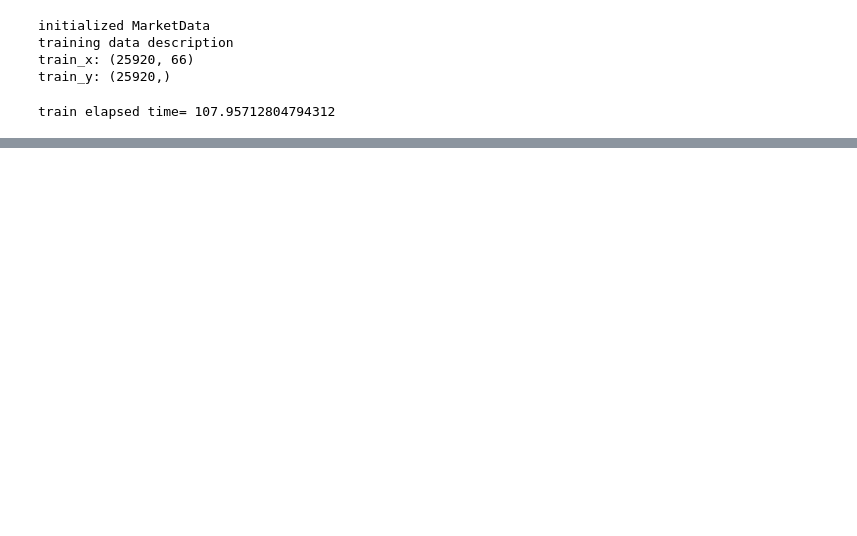
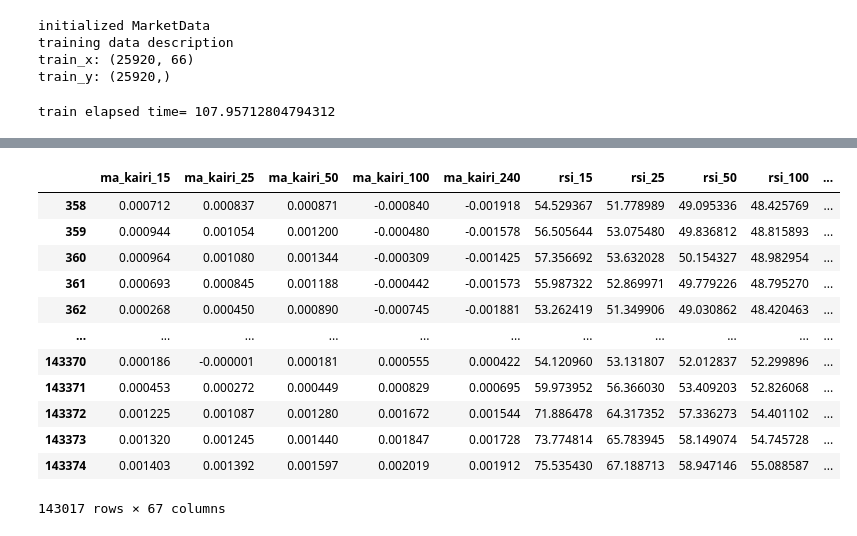
Before and after one commit to alunfes/1m-btc-data, a Jupyter notebook: LGBM_Trading_Points.ipynb, the cells around one changed output, grey strips where cells are left out. Cells and saved outputs as stored; diff of their text form; code cells hidden in the pictures; blank space fills up the shorter version.

```diff
--- a/LGBM_Trading_Points.ipynb
+++ b/LGBM_Trading_Points.ipynb
@@ -533,6 +531,20 @@ class Strategy:
 class Sim:
     def lgbm_simple(self, from_ind, pred, pt, lc):
         ac = Account()
+        num_loop = len(pred)
+        i = 0
+        pred_ind = 0
+        for n in range(num_loop -1):
+            i = n + from_ind
+            sides = Strategy.lgbm_tp_simple(i, pred_ind, ac, pred, pt, lc)
+            for side in sides:
+                ac.entry_order(i, side)
+            ac.move_to_next(i)
+            pred_ind += 1
+        ac.last_day(from_ind + num_loop)
+        return ac
+
+    def lgbm_conti(self, ac, from_ind, pred, pt, lc):
         num_loop = len(pred)
         i = 0
         pred_ind = 0
@@ -1387,0 +1393,5 @@ MarketData.df.isnull()
+# %%
+MarketData.initialize(0.0, 0.1, 0)
+ind = [True] * 14
+ldg = LGBMDataGenerator()
+lgbm_df = ldg.generate_lgbm_data(False, ind)
@@ -1391,0 +1417,12 @@ ndf = MarketData.df.dropna()
+# %%
+def remove_nan(df):
+    null_check = df.isnull().any(axis=1)
+    if True in null_check:
+        for i in range(len(null_check)):
+            if null_check[i] == False:
+                return df.iloc[i:]
+    else:
+        return df
+# %%
+cdf = remove_nan(lgbm_df)
+cdf.isnull().any(axis=1)
@@ -1391,0 +1442,16 @@ ndf = MarketData.df.dropna()
+# %%
+cdf
+# %% [output]
+|  | ma_kairi_15 | ma_kairi_25 | ma_kairi_50 | ma_kairi_100 | ma_kairi_240 | rsi_15 | rsi_25 | rsi_50 | rsi_100 | ... |
+| 358 | 0.000712 | 0.000837 | 0.000871 | -0.000840 | -0.001918 | 54.529367 | 51.778989 | 49.095336 | 48.425769 | ... |
+| 359 | 0.000944 | 0.001054 | 0.001200 | -0.000480 | -0.001578 | 56.505644 | 53.075480 | 49.836812 | 48.815893 | ... |
+| 360 | 0.000964 | 0.001080 | 0.001344 | -0.000309 | -0.001425 | 57.356692 | 53.632028 | 50.154327 | 48.982954 | ... |
+| 361 | 0.000693 | 0.000845 | 0.001188 | -0.000442 | -0.001573 | 55.987322 | 52.869971 | 49.779226 | 48.795270 | ... |
+| 362 | 0.000268 | 0.000450 | 0.000890 | -0.000745 | -0.001881 | 53.262419 | 51.349906 | 49.030862 | 48.420463 | ... |
+| ... | ... | ... | ... | ... | ... | ... | ... | ... | ... | ... |
+| 143370 | 0.000186 | -0.000001 | 0.000181 | 0.000555 | 0.000422 | 54.120960 | 53.131807 | 52.012837 | 52.299896 | ... |
+| 143371 | 0.000453 | 0.000272 | 0.000449 | 0.000829 | 0.000695 | 59.973952 | 56.366030 | 53.409203 | 52.826068 | ... |
+| 143372 | 0.001225 | 0.001087 | 0.001280 | 0.001672 | 0.001544 | 71.886478 | 64.317352 | 57.336273 | 54.401102 | ... |
+| 143373 | 0.001320 | 0.001245 | 0.001440 | 0.001847 | 0.001728 | 73.774814 | 65.783945 | 58.149074 | 54.745728 | ... |
+| 143374 | 0.001403 | 0.001392 | 0.001597 | 0.002019 | 0.001912 | 75.535430 | 67.188713 | 58.947146 | 55.088587 | ... |
+143017 rows × 67 columns
```
Also changed, not shown: parts of 21 cells of this notebook.
